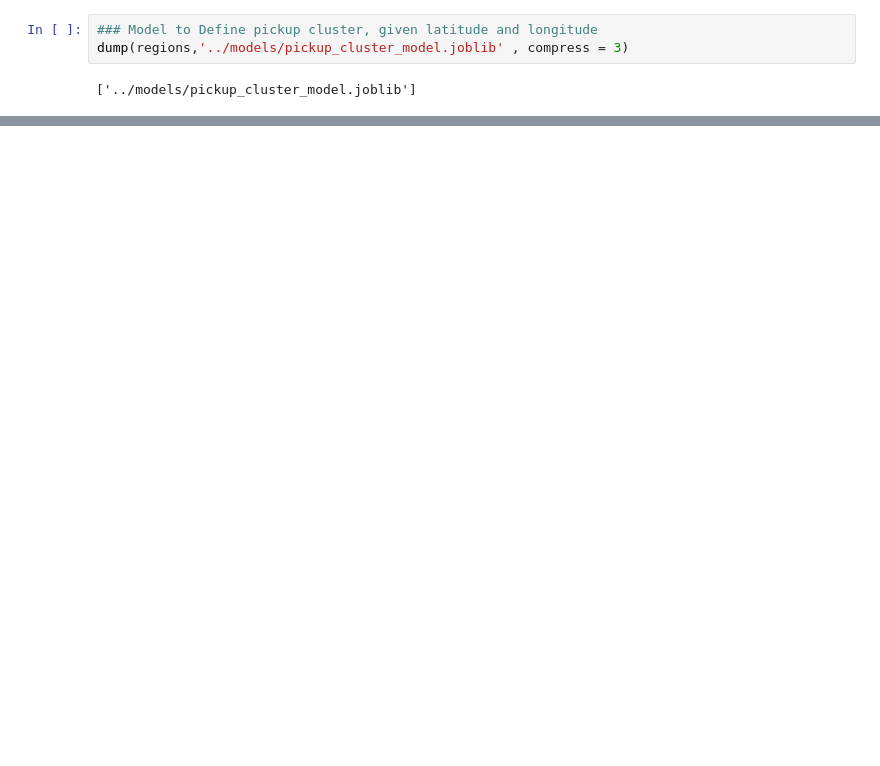
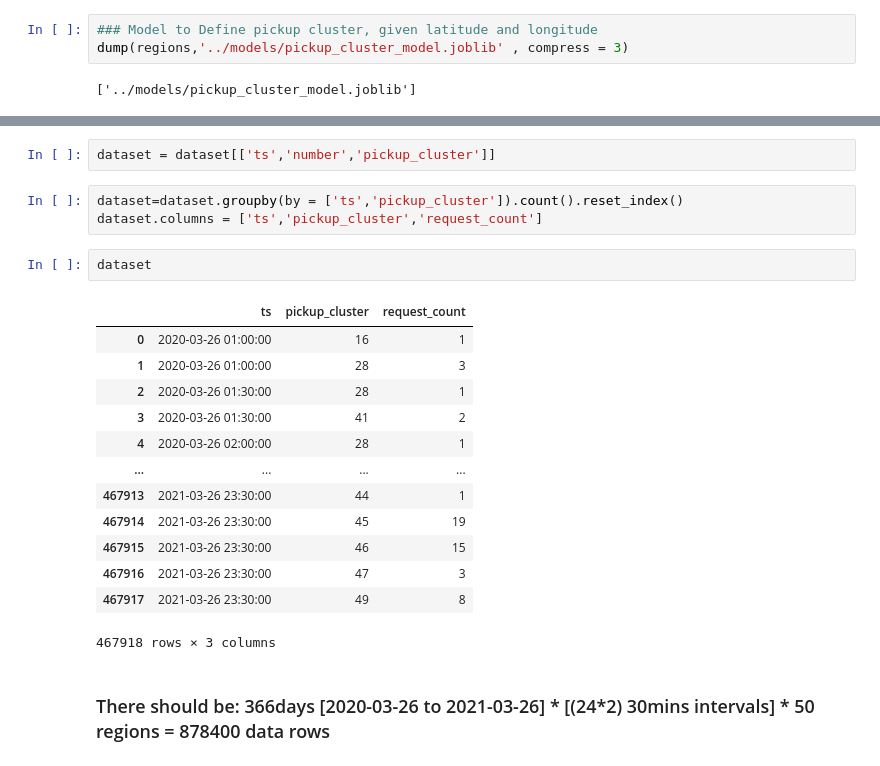
Before and after one commit to chetanhalai3c/DemandPredictionForOla-TimeSeries, a Jupyter notebook: Notebooks/3) Data prep.ipynb, the cells around one changed output, grey strips where cells are left out. Saved outputs shown, nothing was run; the diff lists cells and outputs as text; blank space fills up the shorter version.

```diff
--- a/Notebooks/3) Data prep.ipynb
+++ b/Notebooks/3) Data prep.ipynb
@@ -150,0 +228,23 @@ df.head()
+# %%
+dataset = dataset[['ts','number','pickup_cluster']]
+# %%
+dataset=dataset.groupby(by = ['ts','pickup_cluster']).count().reset_index()
+dataset.columns = ['ts','pickup_cluster','request_count']
+# %%
+dataset
+# %% [output]
+|  | ts | pickup_cluster | request_count |
+| 0 | 2020-03-26 01:00:00 | 16 | 1 |
+| 1 | 2020-03-26 01:00:00 | 28 | 3 |
+| 2 | 2020-03-26 01:30:00 | 28 | 1 |
+| 3 | 2020-03-26 01:30:00 | 41 | 2 |
+| 4 | 2020-03-26 02:00:00 | 28 | 1 |
+| ... | ... | ... | ... |
+| 467913 | 2021-03-26 23:30:00 | 44 | 1 |
+| 467914 | 2021-03-26 23:30:00 | 45 | 19 |
+| 467915 | 2021-03-26 23:30:00 | 46 | 15 |
+| 467916 | 2021-03-26 23:30:00 | 47 | 3 |
+| 467917 | 2021-03-26 23:30:00 | 49 | 8 |
+467918 rows × 3 columns
+# %% [markdown]
+### There should be: 366days [2020-03-26 to 2021-03-26] * [(24*2) 30mins intervals] * 50 regions = 878400 data rows
```
Also changed, not shown: parts of 24 cells of this notebook, 8 other files.
